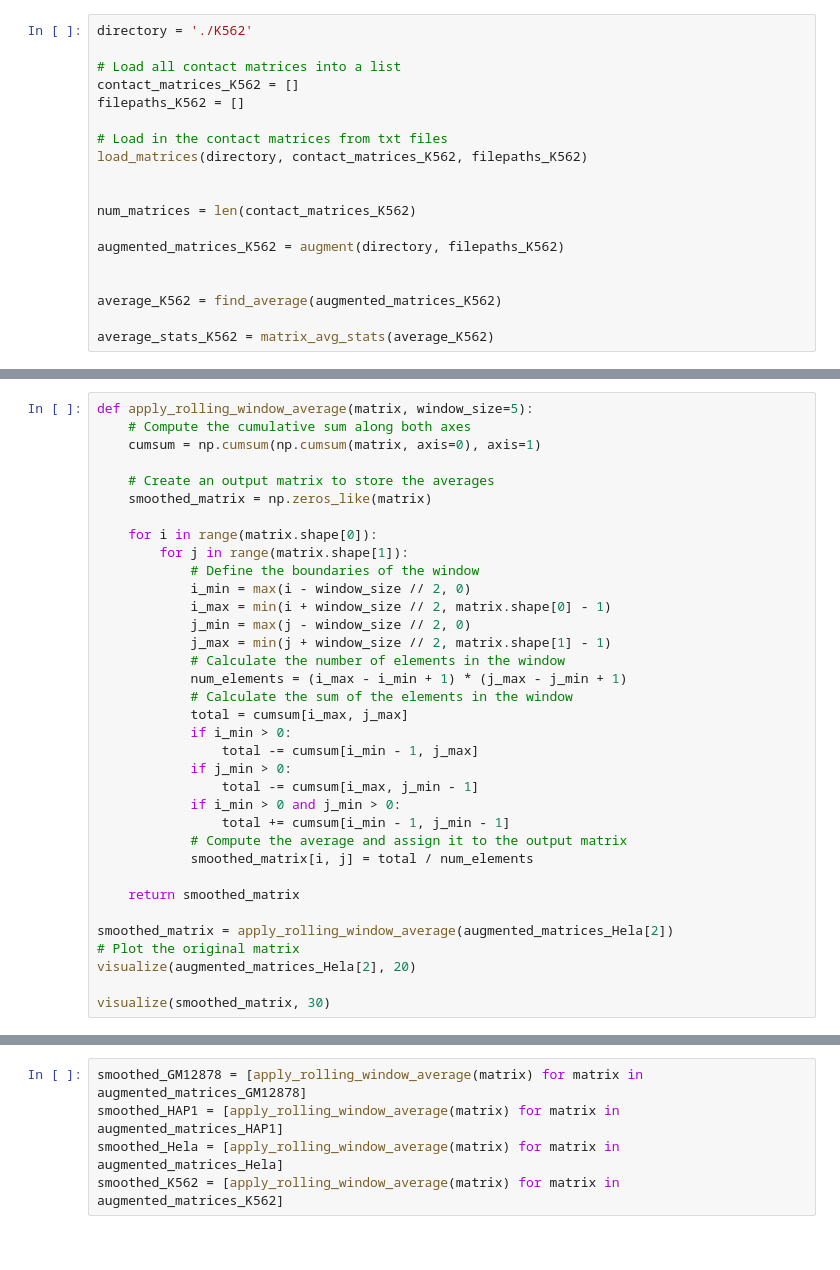
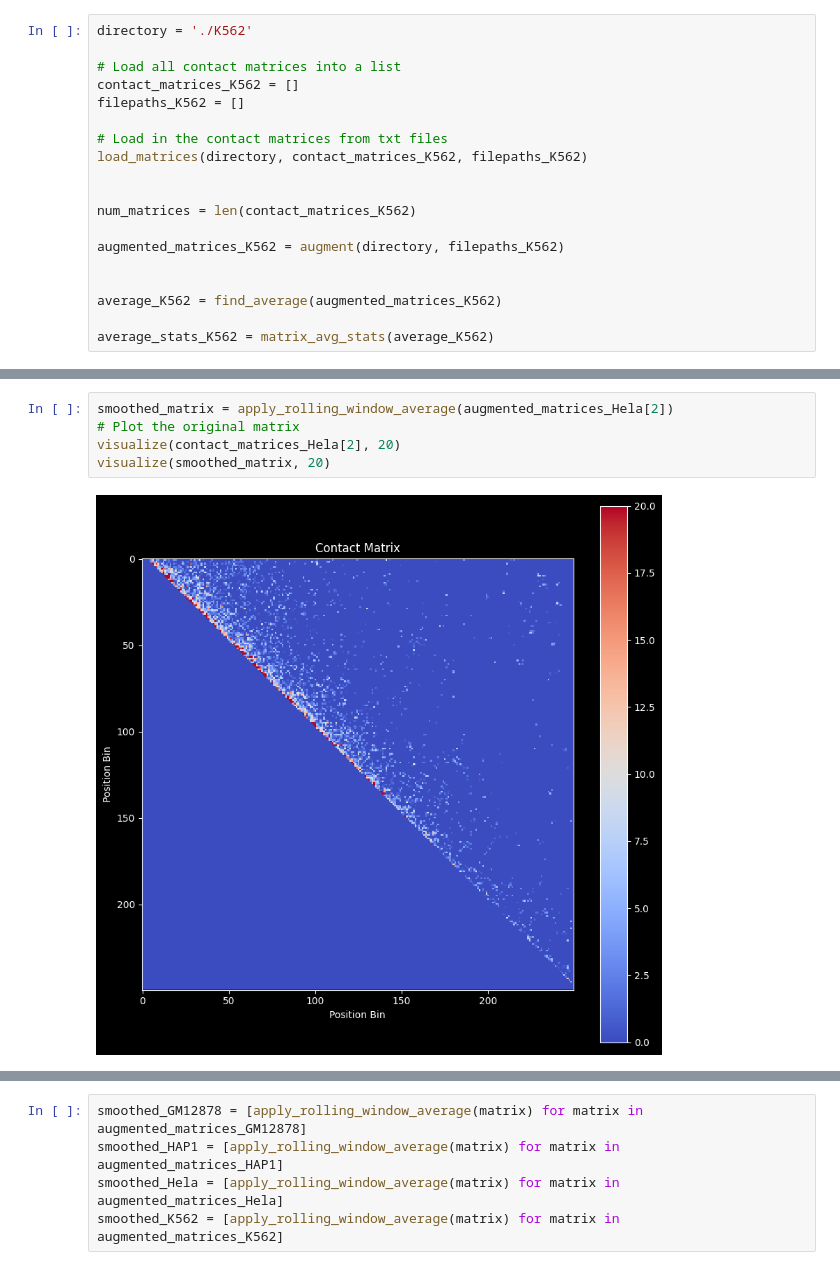
Before and after one commit to HaochongYANG/dna_heterogeneity, a Jupyter notebook: analysis.ipynb, the cells around one changed output, grey strips where cells are left out. Drawn from its saved outputs; the diff is of its cells as text.

```diff
--- a/analysis.ipynb
+++ b/analysis.ipynb
@@ -391,36 +436 @@ avg of avg: 0.09315333333333335
 24 917 1622 48
-# %%
-def apply_rolling_window_average(matrix, window_size=5):
-    # Compute the cumulative sum along both axes
-    cumsum = np.cumsum(np.cumsum(matrix, axis=0), axis=1)
-
-    # Create an output matrix to store the averages
-    smoothed_matrix = np.zeros_like(matrix)
-
-    for i in range(matrix.shape[0]):
-        for j in range(matrix.shape[1]):
-            # Define the boundaries of the window
-            i_min = max(i - window_size // 2, 0)
-            i_max = min(i + window_size // 2, matrix.shape[0] - 1)
-            j_min = max(j - window_size // 2, 0)
-            j_max = min(j + window_size // 2, matrix.shape[1] - 1)
-            # Calculate the number of elements in the window
-            num_elements = (i_max - i_min + 1) * (j_max - j_min + 1)
-            # Calculate the sum of the elements in the window
-            total = cumsum[i_max, j_max]
-            if i_min > 0:
-                total -= cumsum[i_min - 1, j_max]
-            if j_min > 0:
-                total -= cumsum[i_max, j_min - 1]
-            if i_min > 0 and j_min > 0:
-                total += cumsum[i_min - 1, j_min - 1]
-            # Compute the average and assign it to the output matrix
-            smoothed_matrix[i, j] = total / num_elements
-
-    return smoothed_matrix
-
-smoothed_matrix = apply_rolling_window_average(augmented_matrices_Hela[2])
-# Plot the original matrix
-visualize(augmented_matrices_Hela[2], 20)
-
-visualize(smoothed_matrix, 30)
@@ -429,0 +452,7 @@ visualize(smoothed_matrix, 30)
+# %%
+smoothed_matrix = apply_rolling_window_average(augmented_matrices_Hela[2])
+# Plot the original matrix
+visualize(contact_matrices_Hela[2], 20)
+visualize(smoothed_matrix, 20)
+# %% [output]
+[figure, added]
```
Also changed, not shown: parts of 21 cells of this notebook.
